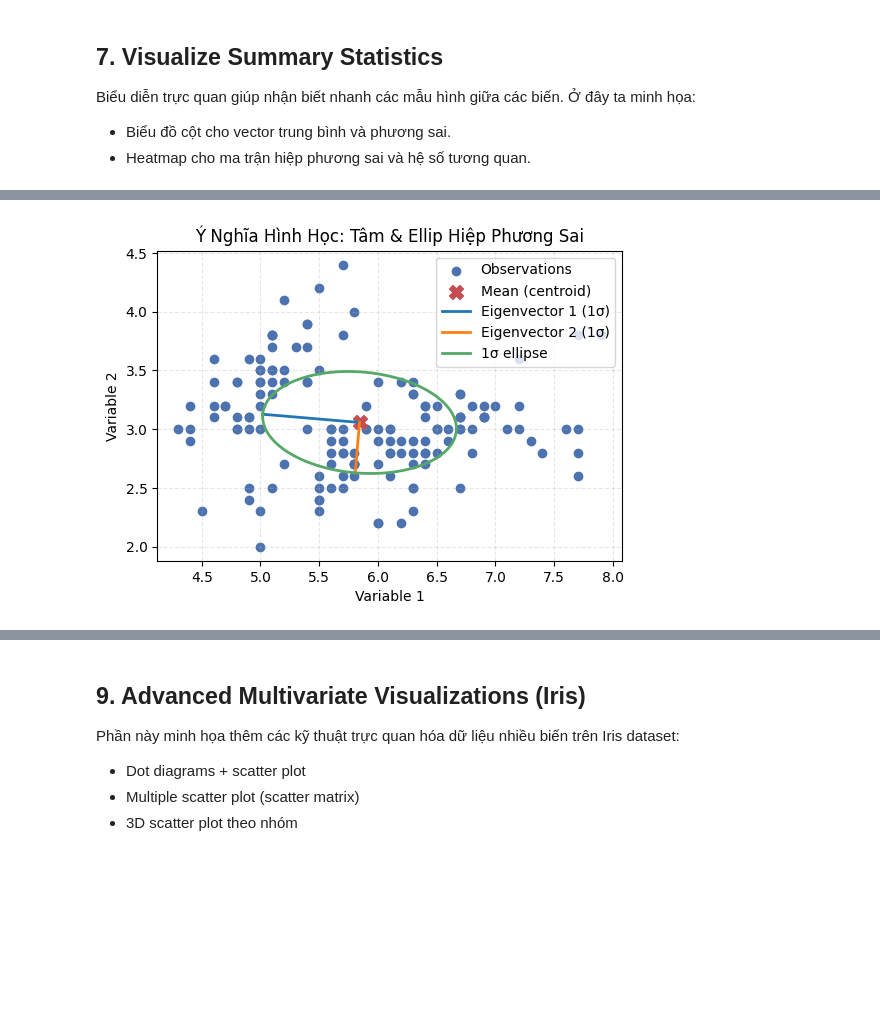
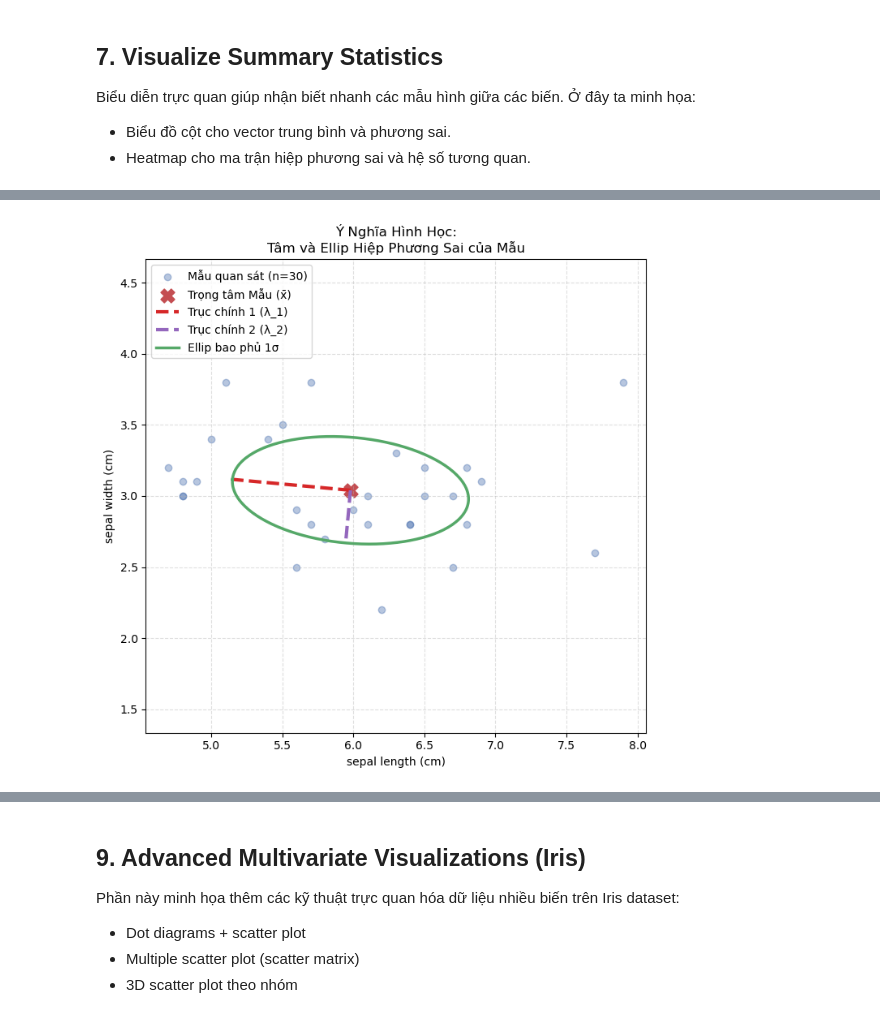
Before and after one commit to ntnthinh205/gk_msa, a Jupyter notebook: multivariate_statistics.ipynb, the cells around one changed output, grey strips where cells are left out. Drawn from its saved outputs; the diff is of its cells as text; code cells hidden in the pictures; blank space fills up the shorter version.

```diff
--- a/multivariate_statistics.ipynb
+++ b/multivariate_statistics.ipynb
@@ -83,0 +185,8 @@ Variance Vector (sample variance for each variable):
+# %%
+print(f"Sử dụng lại mẫu ngẫu nhiên n_sample = {sample_size} quan sát từ phần 3.2.")
+
+# Pass ONLY the sample data and SAMPLE mean into the EXACT SAME function
+sample_var = calculate_variance_vector(sample_data, sample_mean)
+
+print("\nVector Phương sai Mẫu (Sample Variance Vector):")
+print(sample_var)
@@ -128,0 +330,12 @@ Correlation Matrix:
+# %%
+print("Sử dụng dữ liệu đầu vào là sample_cov (Mục 5.2) và sample_var (Mục 4.2).")
+
+# Pass the sample covariance and sample variance into the function
+sample_corr = calculate_correlation_matrix(sample_cov, sample_var)
+
+print("\nMa trận Tương quan Mẫu (Sample Correlation Matrix - R):")
+print(sample_corr)
+
+print("\nKẾT LUẬN")
+print("1. Đường chéo chính của cả hai ma trận tương quan đều bằng 1.0 (vì một biến luôn tương quan tuyệt đối 100% với chính nó).")
+print("2. Các giá trị khác 1 nằm trong khoảng [-1, 1], thể hiện cả chiều hướng (âm/dương) và sức mạnh của mối quan hệ tuyến tính giữa 2 biến.")
@@ -181,20 +423,24 @@ plt.show()
 if p < 2:
     print("Cần ít nhất 2 biến để minh hoạ hình học trong mặt phẳng.")
 else:
-    mean_2d = mean_vector[:2]
-    cov_2d = cov_matrix[:2, :2]
-    data_2d = data[:, :2]
+    # Use SAMPLE variables explicitly
+    mean_2d = sample_mean[:2]
+    cov_2d = sample_cov[:2, :2]
+    data_2d = sample_data[:, :2]
 
+    # Manual Eigendecomposition function by the user
     def eigen_decomposition_2x2(matrix_2x2):
         a = matrix_2x2[0, 0]
         b = matrix_2x2[0, 1]
         c = matrix_2x2[1, 0]
         d = matrix_2x2[1, 1]
+
         trace = a + d
         determinant = a * d - b * c
         discriminant = trace * trace - 4.0 * determinant
         discriminant = discriminant if discriminant > 0 else 0.0
         sqrt_disc = discriminant ** 0.5
+
         lambda1 = 0.5 * (trace + sqrt_disc)
         lambda2 = 0.5 * (trace - sqrt_disc)
 
@@ -207,6 +453,7 @@ else:
         vec1 = np.array([b, lambda1 - a], dtype=float)
         if abs(vec1[0]) < 1e-10 and abs(vec1[1]) < 1e-10:
             vec1 = np.array([lambda1 - d, c], dtype=float)
+
         vec1 = normalize(vec1)
         vec2 = np.array([-vec1[1], vec1[0]], dtype=float)
 
@@ -215,49 +462,77 @@ else:
         for row in range(2):
             eigenvectors[row, 0] = vec1[row]
             eigenvectors[row, 1] = vec2[row]
+
         return eigenvalues, eigenvectors
 
+    # Calculate Eigen values and vectors
     eigen_vals, eigen_vecs = eigen_decomposition_2x2(cov_2d)
+
     std_lengths = np.zeros(2, dtype=float)
     for idx in range(2):
         std_lengths[idx] = eigen_vals[idx] if eigen_vals[idx] > 0 else 0.0
         std_lengths[idx] = std_lengths[idx] ** 0.5
 
+    # Generate points for the Ellipse
     angle_samples = np.linspace(0, 2 * np.pi, 200)
     ellipse_points = np.zeros((angle_samples.size, 2), dtype=float)
+
     for idx, angle in enumerate(angle_samples):
         unit_circle = np.array([np.cos(angle), np.sin(angle)], dtype=float)
         scaled = np.zeros(2, dtype=float)
         for j in range(2):
             scaled[j] = std_lengths[j] * unit_circle[j]
+
         transformed = np.zeros(2, dtype=float)
         for row in range(2):
             for col in range(2):
                 transformed[row] += eigen_vecs[row, col] * scaled[col]
         ellipse_points[idx] = mean_2d + transformed
 
-    fig, ax = plt.subplots(figsize=(6, 6))
-    ax.scatter(data_2d[:, 0], data_2d[:, 1], color="#4C72B0", label="Observations")
-    ax.scatter(mean_2d[0], mean_2d[1], color="#C44E52", marker="X", s=100, label="Mean (centroid)")
+    # Visualization
+    fig, ax = plt.subplots(figsize=(7, 7))
+
+    # Plot sample data points
+    ax.scatter(data_2d[:, 0], data_2d[:, 1], color="#4C72B0", alpha=0.4, label=f"Mẫu quan sát (n={sample_size})")
+
+    # Plot sample centroid
+    ax.scatter(mean_2d[0], mean_2d[1], color="#C44E52", marker="X", s=150, label="Trọng tâm Mẫu (x̄)")
+
+    # Plot Eigenvectors (Principal axes)
+    # Trục 1 thường là hướng biến thiên mạnh nhất (Trị riêng lớn hơn)
+    # Trục 2 vuông góc với Trục 1
+    colors = ["#d62728", "#9467bd"] # Đỏ đô và Tím để phân biệt
 
     for idx in range(2):
         direction = np.zeros(2, dtype=float)
         for row in range(2):
             direction[row] = eigen_vecs[row, idx] * std_lengths[idx]
+
         ax.plot(
             [mean_2d[0], mean_2d[0] + direction[0]],
             [mean_2d[1], mean_2d[1] + direction[1]],
-            linewidth=2,
-            label=f"Eigenvector {idx+1} (1σ)"
+            linewidth=3,
+            color=colors[idx],
+            linestyle="--",
+            label=f"Trục chính {idx+1} (λ_{idx+1})" # Hiện đầy đủ nhãn cho từng trục
         )
 
-    ax.plot(ellipse_points[:, 0], ellipse_points[:, 1], color="#55A868", linewidth=2, label="1σ ellipse")
-    ax.set_xlabel("Variable 1")
-    ax.set_ylabel("Variable 2")
-    ax.set_title("Ý Nghĩa Hình Học: Tâm & Ellip Hiệp Phương Sai")
-    ax.legend(loc="best")
-    ax.grid(True, linestyle="--", alpha=0.3)
-    ax.set_aspect("equal", adjustable="box")
+    # Plot Ellipse contour
+    ax.plot(ellipse_points[:, 0], ellipse_points[:, 1], color="#55A868", linewidth=2.5, label="Ellip bao phủ 1σ")
+
+    # Formatting
+    ax.set_xlabel(f"{feature_names[0]}")
+    ax.set_ylabel(f"{feature_names[1]}")
+    ax.set_title("Ý Nghĩa Hình Học:\nTâm và Ellip Hiệp Phương Sai của Mẫu")
+    ax.legend(loc="upper left")
+    ax.grid(True, linestyle="--", alpha=0.4)
+    ax.set_aspect("equal", adjustable="datalim") # Ensures the ellipse doesn't look stretched due to axis scaling
+
+    plt.tight_layout()
     plt.show()
+
+    print("Nhận xét:")
+    print("- Ellip này chính là 'đường đồng mức' của hàm mật độ phân phối chuẩn 2 chiều.")
+    print("- Hướng của trục dài (Trục riêng 1) chỉ ra chiều mà dữ liệu biến thiên mạnh nhất (phương sai lớn nhất).")
 # %% [output]
-[figure, old version]
+[figure, new version]
```
Also changed, not shown: parts of 34 cells of this notebook.
